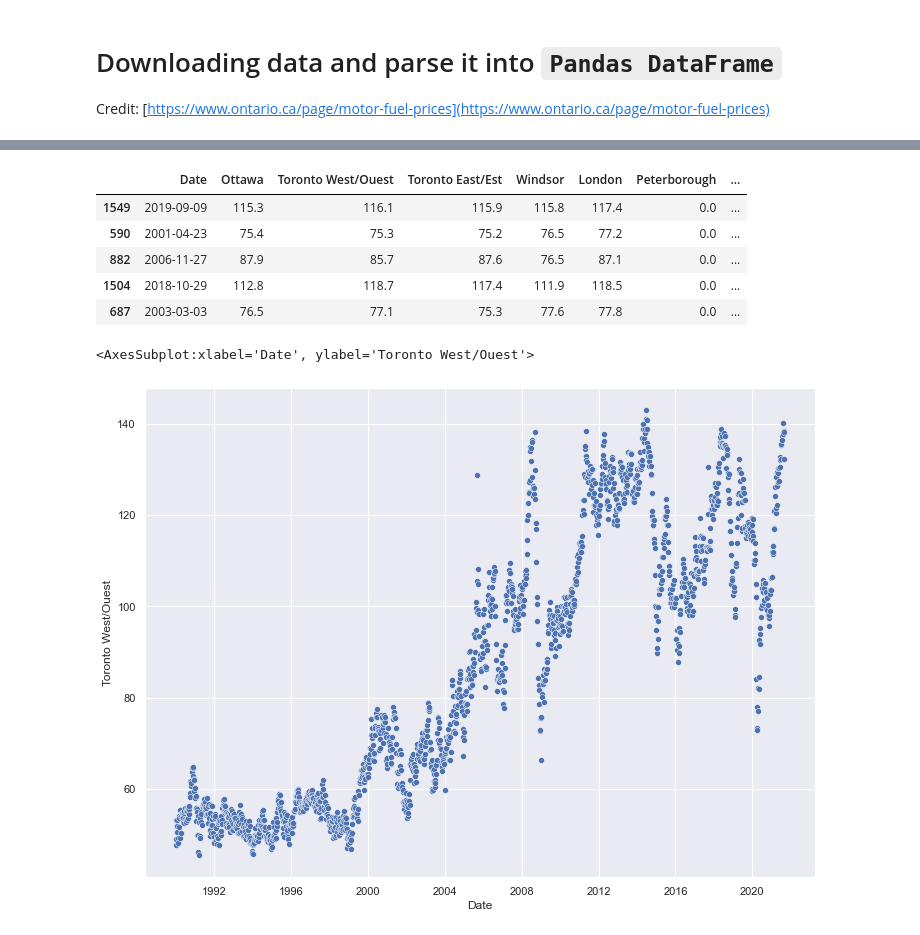
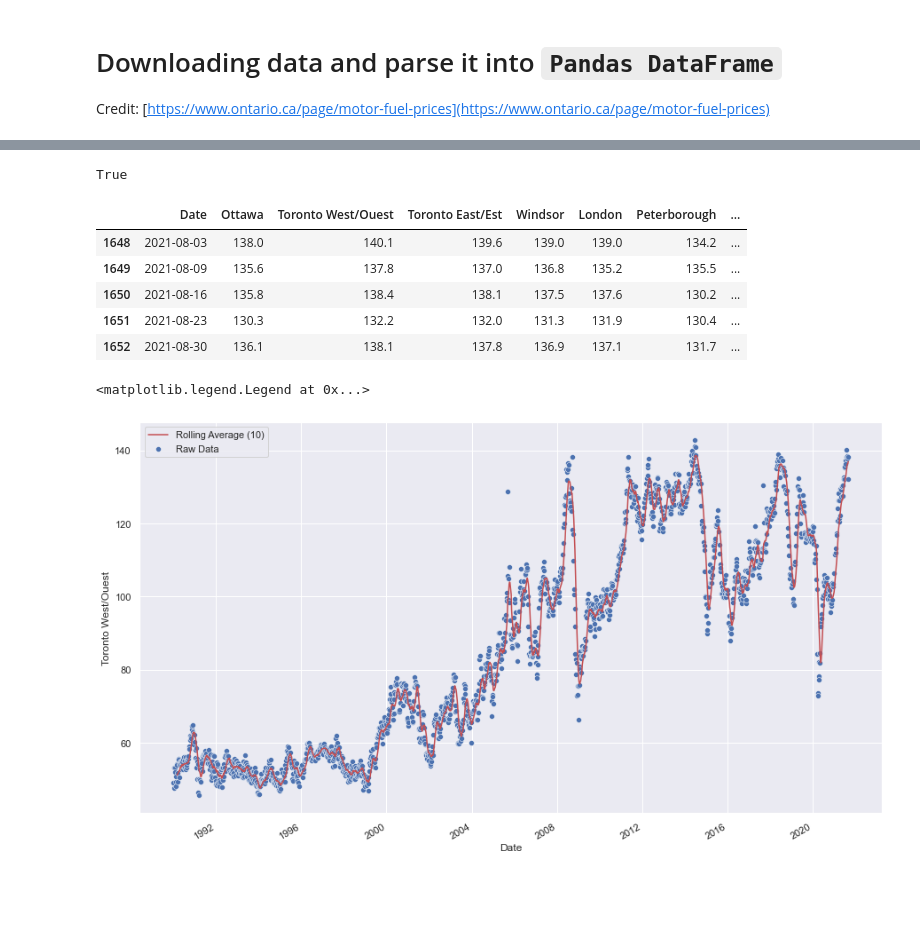
Before and after one commit to khanin-th/OntarioMotorFuelPrices, a Jupyter notebook: main.ipynb, the cells around one changed output, grey strips where cells are left out. Saved outputs shown, nothing was run; the diff lists cells and outputs as text; code cells hidden in the pictures; blank space fills up the shorter version.

```diff
--- a/main.ipynb
+++ b/main.ipynb
@@ -28,17 +29,24 @@ df = df.iloc[:monday_idx+1]
+# %%
+# checking that all the gas is regular type
+all(df['Fuel Type'] == 'Regular Unleaded Gasoline')
+# %% [output]
+True
 # %%
-df.sample(5)
+df.tail(5)
 # %% [output]
 |  | Date | Ottawa | Toronto West/Ouest | Toronto East/Est | Windsor | London | Peterborough | ... |
-| 1549 | 2019-09-09 | 115.3 | 116.1 | 115.9 | 115.8 | 117.4 | 0.0 | ... |
-| 590 | 2001-04-23 | 75.4 | 75.3 | 75.2 | 76.5 | 77.2 | 0.0 | ... |
-| 882 | 2006-11-27 | 87.9 | 85.7 | 87.6 | 76.5 | 87.1 | 0.0 | ... |
-| 1504 | 2018-10-29 | 112.8 | 118.7 | 117.4 | 111.9 | 118.5 | 0.0 | ... |
-| 687 | 2003-03-03 | 76.5 | 77.1 | 75.3 | 77.6 | 77.8 | 0.0 | ... |
+| 1648 | 2021-08-03 | 138.0 | 140.1 | 139.6 | 139.0 | 139.0 | 134.2 | ... |
+| 1649 | 2021-08-09 | 135.6 | 137.8 | 137.0 | 136.8 | 135.2 | 135.5 | ... |
+| 1650 | 2021-08-16 | 135.8 | 138.4 | 138.1 | 137.5 | 137.6 | 130.2 | ... |
+| 1651 | 2021-08-23 | 130.3 | 132.2 | 132.0 | 131.3 | 131.9 | 130.4 | ... |
+| 1652 | 2021-08-30 | 136.1 | 138.1 | 137.8 | 136.9 | 137.1 | 131.7 | ... |
 # %%
-# take a look at the entire data long with window average
-fig, ax = plt.subplots(figsize=(12,9))
-sns.scatterplot(x=df['Date'], y=df['Toronto West/Ouest'], ax=ax)
-# df.rolling(10).mean()['Toronto West/Ouest'].plot(ax=ax)
+# take a look at the entire data along with window average
+fig, ax = plt.subplots(figsize=(15,9))
+sns.scatterplot(x=df['Date'], y=df['Toronto West/Ouest'], ax=ax, label='Raw Data')
+rolling_width = 10
+df.set_index('Date').rolling(rolling_width).mean()['Toronto West/Ouest'].plot(ax=ax, color='r', label=f'Rolling Average ({rolling_width})')
+plt.legend()
 # %% [output]
-<AxesSubplot:xlabel='Date', ylabel='Toronto West/Ouest'>
+<matplotlib.legend.Legend at 0x...>
-[figure, old version]
+[figure, new version]
```
Also changed, not shown: parts of 10 cells of this notebook.
